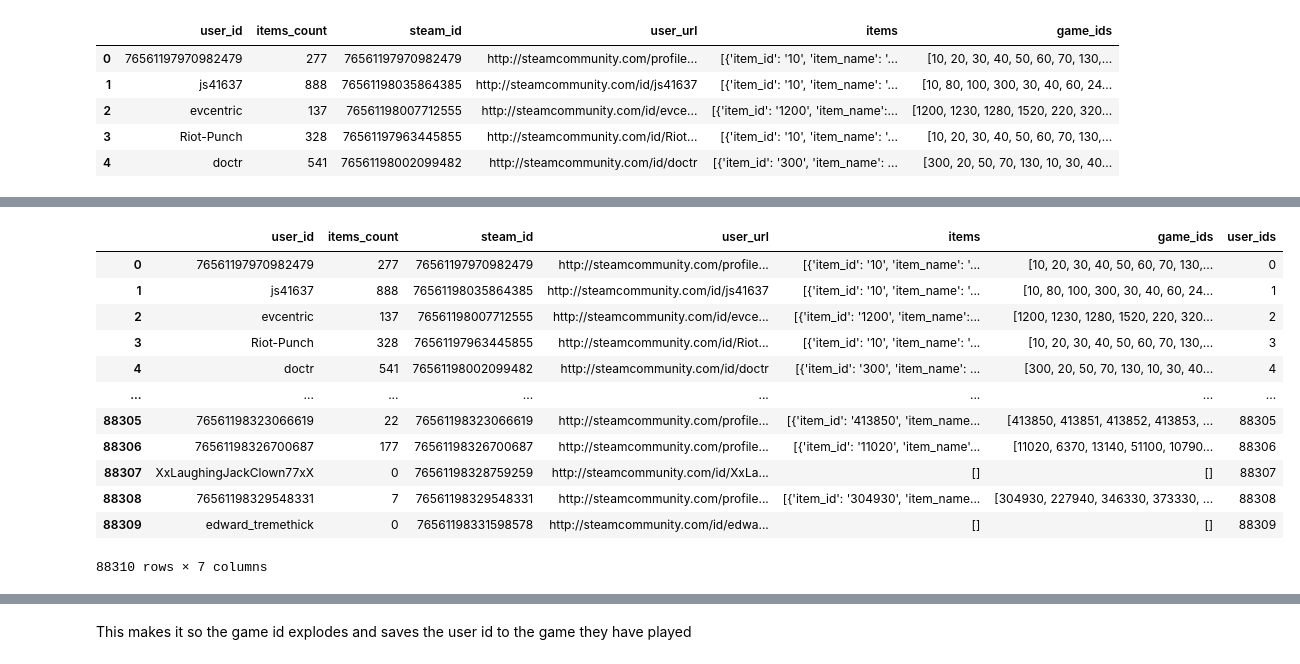
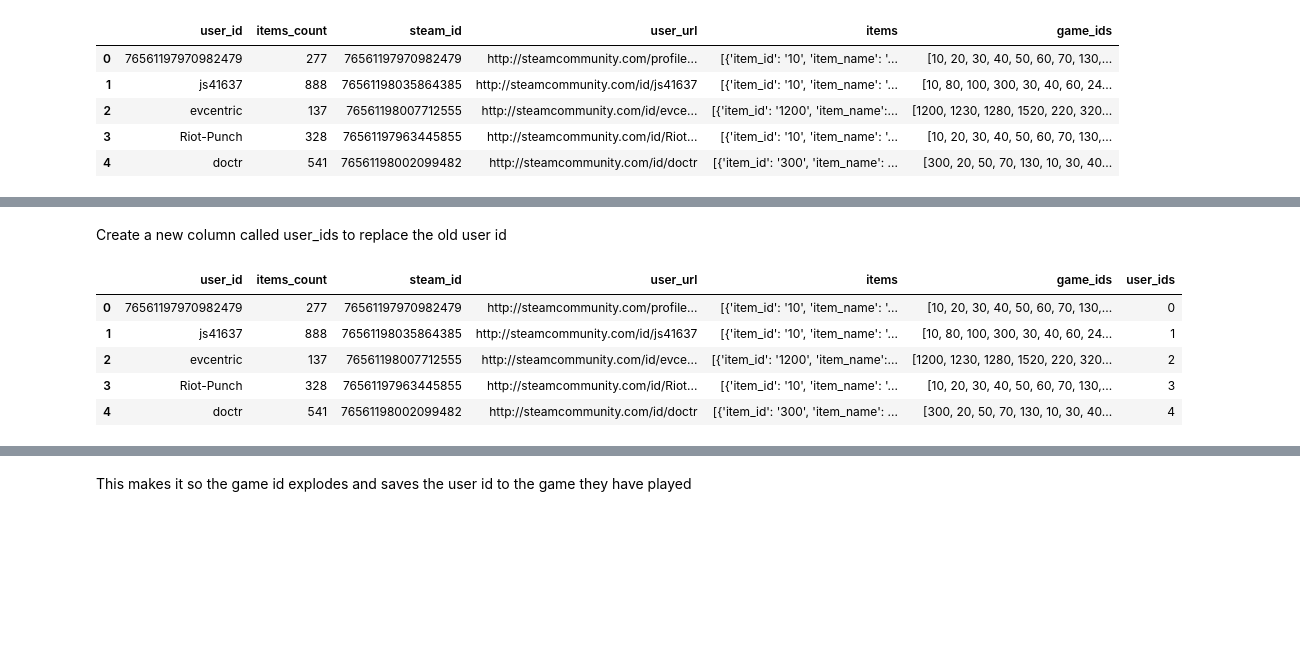
Before and after one commit to JakeAsh22/steam-rec-system, a Jupyter notebook: get_data.ipynb, the cells around one changed output, grey strips where cells are left out. Cells and saved outputs as stored; diff of their text form; code cells hidden in the pictures; blank space fills up the shorter version.

```diff
--- a/get_data.ipynb
+++ b/get_data.ipynb
@@ -185,18 +147,13 @@ item_df
+# %% [markdown]
+Create a new column called user_ids to replace the old user id
 # %%
 item_df['user_ids'] = item_df.index
 # %%
-item_df
+item_df.head()
 # %% [output]
 |  | user_id | items_count | steam_id | user_url | items | game_ids | user_ids |
 | 0 | 76561197970982479 | 277 | 76561197970982479 | http://steamcommunity.com/profile... | [{'item_id': '10', 'item_name': '... | [10, 20, 30, 40, 50, 60, 70, 130,... | 0 |
 | 1 | js41637 | 888 | 76561198035864385 | http://steamcommunity.com/id/js41637 | [{'item_id': '10', 'item_name': '... | [10, 80, 100, 300, 30, 40, 60, 24... | 1 |
 | 2 | evcentric | 137 | 76561198007712555 | http://steamcommunity.com/id/evce... | [{'item_id': '1200', 'item_name':... | [1200, 1230, 1280, 1520, 220, 320... | 2 |
 | 3 | Riot-Punch | 328 | 76561197963445855 | http://steamcommunity.com/id/Riot... | [{'item_id': '10', 'item_name': '... | [10, 20, 30, 40, 50, 60, 70, 130,... | 3 |
 | 4 | doctr | 541 | 76561198002099482 | http://steamcommunity.com/id/doctr | [{'item_id': '300', 'item_name': ... | [300, 20, 50, 70, 130, 10, 30, 40... | 4 |
-| ... | ... | ... | ... | ... | ... | ... | ... |
-| 88305 | 76561198323066619 | 22 | 76561198323066619 | http://steamcommunity.com/profile... | [{'item_id': '413850', 'item_name... | [413850, 413851, 413852, 413853, ... | 88305 |
-| 88306 | 76561198326700687 | 177 | 76561198326700687 | http://steamcommunity.com/profile... | [{'item_id': '11020', 'item_name'... | [11020, 6370, 13140, 51100, 10790... | 88306 |
-| 88307 | XxLaughingJackClown77xX | 0 | 76561198328759259 | http://steamcommunity.com/id/XxLa... | [] | [] | 88307 |
-| 88308 | 76561198329548331 | 7 | 76561198329548331 | http://steamcommunity.com/profile... | [{'item_id': '304930', 'item_name... | [304930, 227940, 346330, 373330, ... | 88308 |
-| 88309 | edward_tremethick | 0 | 76561198331598578 | http://steamcommunity.com/id/edwa... | [] | [] | 88309 |
-88310 rows × 7 columns
```
Also changed, not shown: parts of 45 cells of this notebook.
